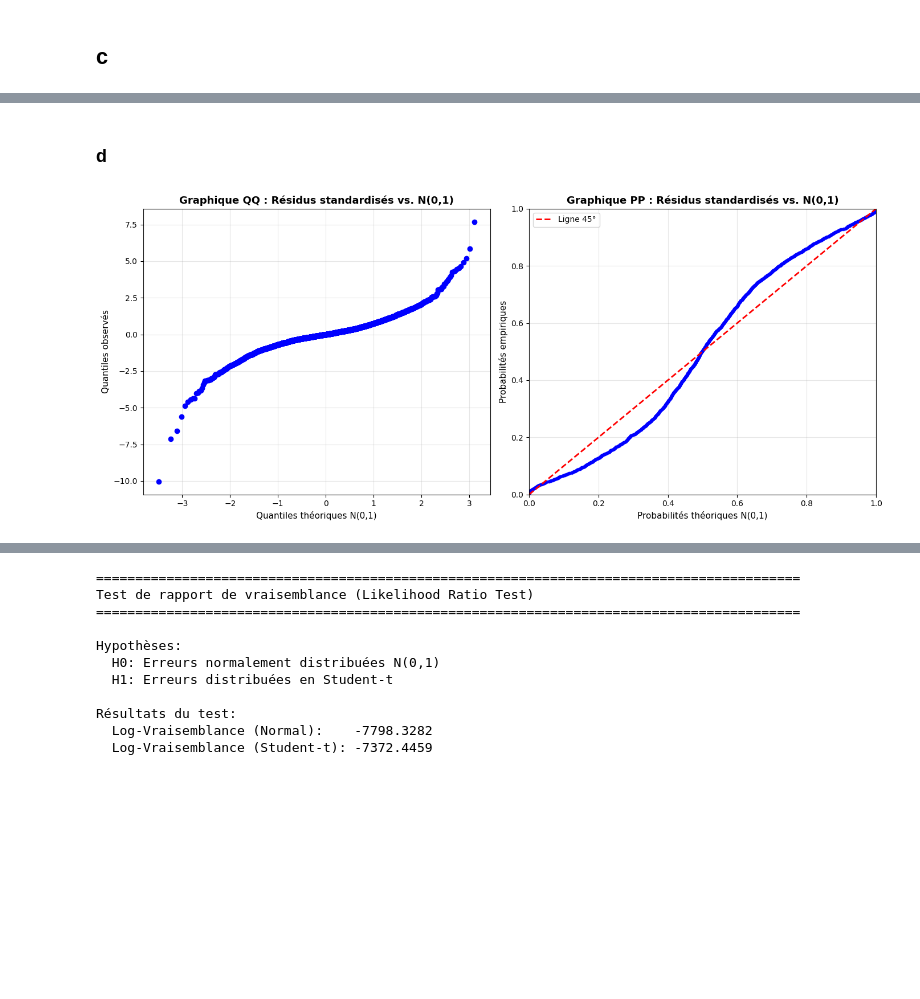
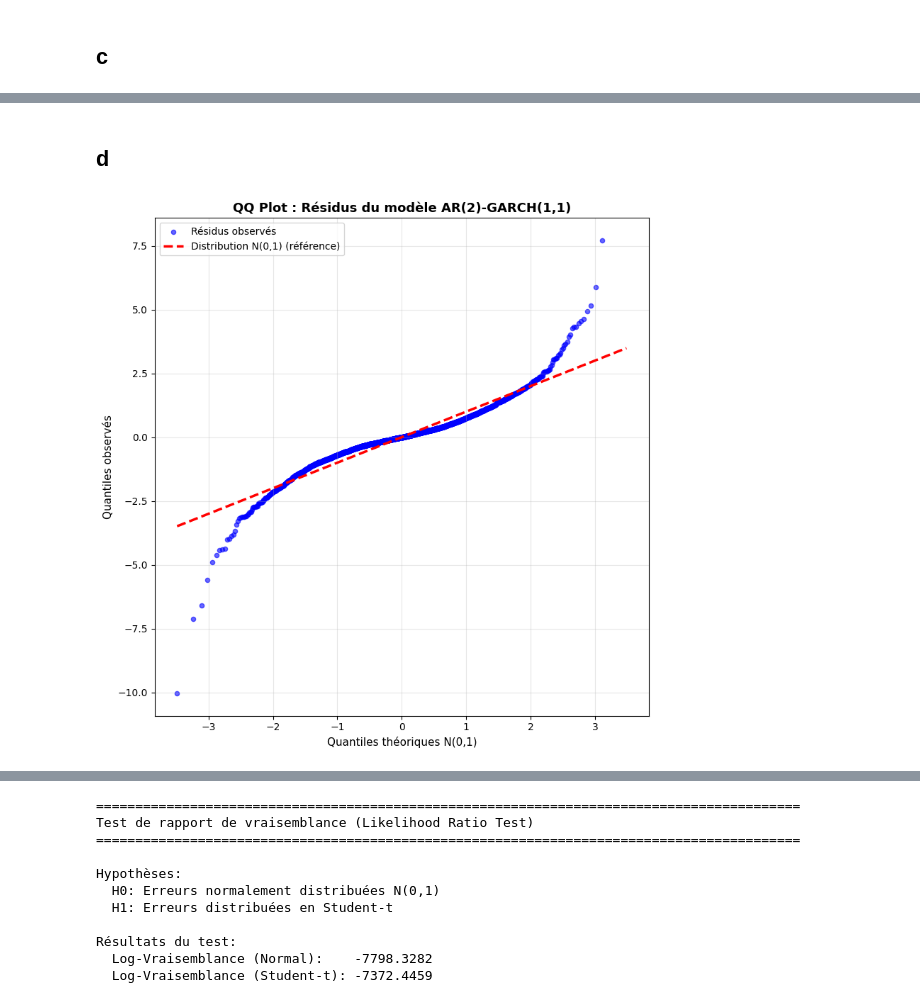
Before and after one commit to Lilas-Bertot/EXAMEN-FINAL, a Jupyter notebook: Q1.ipynb, the cells around one changed output, grey strips where cells are left out. Cells and saved outputs as stored; diff of their text form; code cells hidden in the pictures; blank space fills up the shorter version.

```diff
--- a/Q1.ipynb
+++ b/Q1.ipynb
@@ -335,67 +264,25 @@ Le ratio moyen de 2.3 pour les paramètres GARCH indique une **sous-estimation s
 # %% [markdown]
-### d
+## d
 # %%
-# Graphiques PP et QQ pour comparer les résidus standardisés avec N(0,1)
-import scipy.stats as stats
+# Graphique QQ
+fig, ax = plt.subplots(1, 1, figsize=(8, 8))
 
-# Création de la figure avec deux graphiques côte à côte
-fig, axes = plt.subplots(1, 2, figsize=(14, 6))
+(quantiles_theor, quantiles_obs), (slope, intercept, r) = stats.probplot(standardized_residuals, dist="norm")
 
-# 1. Graphique QQ (Quantile-Quantile)
-stats.probplot(standardized_residuals, dist="norm", plot=axes[0])
-axes[0].set_title('Graphique QQ : Résidus standardisés vs. N(0,1)', fontsize=13, fontweight='bold')
-axes[0].set_xlabel('Quantiles théoriques N(0,1)', fontsize=11)
-axes[0].set_ylabel('Quantiles observés', fontsize=11)
-axes[0].grid(True, alpha=0.3)
+ax.scatter(quantiles_theor, quantiles_obs, alpha=0.6, s=20, color='blue', label='Résidus observés')
 
-# 2. Graphique PP (Probability-Probability)
-# Calculer les probabilités empiriques et théoriques
-sorted_residuals = np.sort(standardized_residuals)
-n = len(sorted_residuals)
-empirical_probs = (np.arange(1, n + 1) - 0.5) / n  # Probabilités empiriques
-theoretical_probs = stats.norm.cdf(sorted_residuals)  # Probabilités théoriques N(0,1)
+# Tracer ligne de référence
+min_val = min(quantiles_theor.min(), quantiles_obs.min())
+max_val = max(quantiles_theor.max(), quantiles_obs.max())
+ax.plot([min_val, max_val], [min_val, max_val], 'r--', linewidth=2.5, label='Distribution N(0,1) (référence)', zorder=10)
 
-axes[1].plot(theoretical_probs, empirical_probs, 'o', markersize=3, alpha=0.5, color='blue')
-axes[1].plot([0, 1], [0, 1], 'r--', linewidth=2, label='Ligne 45°')  # Ligne de référence
-axes[1].set_title('Graphique PP : Résidus standardisés vs. N(0,1)', fontsize=13, fontweight='bold')
-axes[1].set_xlabel('Probabilités théoriques N(0,1)', fontsize=11)
-axes[1].set_ylabel('Probabilités empiriques', fontsize=11)
-axes[1].grid(True, alpha=0.3)
-axes[1].legend()
-axes[1].set_xlim([0, 1])
-axes[1].set_ylim([0, 1])
+ax.set_title('QQ Plot : Résidus du modèle AR(2)-GARCH(1,1)', fontsize=13, fontweight='bold')
+ax.set_xlabel('Quantiles théoriques N(0,1)', fontsize=11)
+ax.set_ylabel('Quantiles observés', fontsize=11)
+ax.grid(True, alpha=0.3)
+ax.legend(loc='upper left', fontsize=10)
 
 plt.tight_layout()
 plt.show()
-
-# Tests statistiques de normalité
-print("\n" + "="*80)
-print("Tests statistiques de normalité des résidus standardisés")
-print("="*80)
-
-# Test de Jarque-Bera
-from scipy.stats import jarque_bera
-jb_stat, jb_pvalue = jarque_bera(standardized_residuals)
-print(f"\nTest de Jarque-Bera:")
-print(f"  Statistique: {jb_stat:.4f}")
-print(f"  Valeur p: {jb_pvalue:.6f}")
-print(f"  Conclusion: {'Rejet de la normalité' if jb_pvalue < 0.05 else 'Non rejet de la normalité'} au seuil de 5%")
-
-# Test de Shapiro-Wilk (si échantillon pas trop grand)
-if len(standardized_residuals) <= 5000:
-    from scipy.stats import shapiro
-    sw_stat, sw_pvalue = shapiro(standardized_residuals)
-    print(f"\nTest de Shapiro-Wilk:")
-    print(f"  Statistique: {sw_stat:.4f}")
-    print(f"  Valeur p: {sw_pvalue:.6f}")
-    print(f"  Conclusion: {'Rejet de la normalité' if sw_pvalue < 0.05 else 'Non rejet de la normalité'} au seuil de 5%")
-
-# Test de Kolmogorov-Smirnov
-from scipy.stats import kstest
-ks_stat, ks_pvalue = kstest(standardized_residuals, 'norm')
-print(f"\nTest de Kolmogorov-Smirnov:")
-print(f"  Statistique: {ks_stat:.4f}")
-print(f"  Valeur p: {ks_pvalue:.6f}")
-print(f"  Conclusion: {'Rejet de la normalité' if ks_pvalue < 0.05 else 'Non rejet de la normalité'} au seuil de 5%")
 # %% [output]
-[figure, old version]
+[figure, new version]
```
Also changed, not shown: parts of 8 cells of this notebook.
